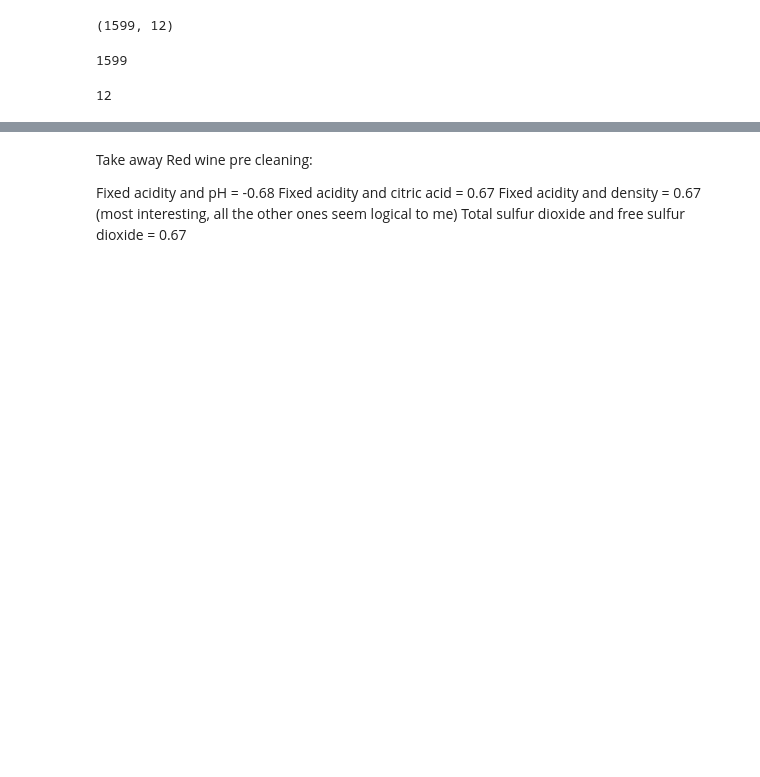
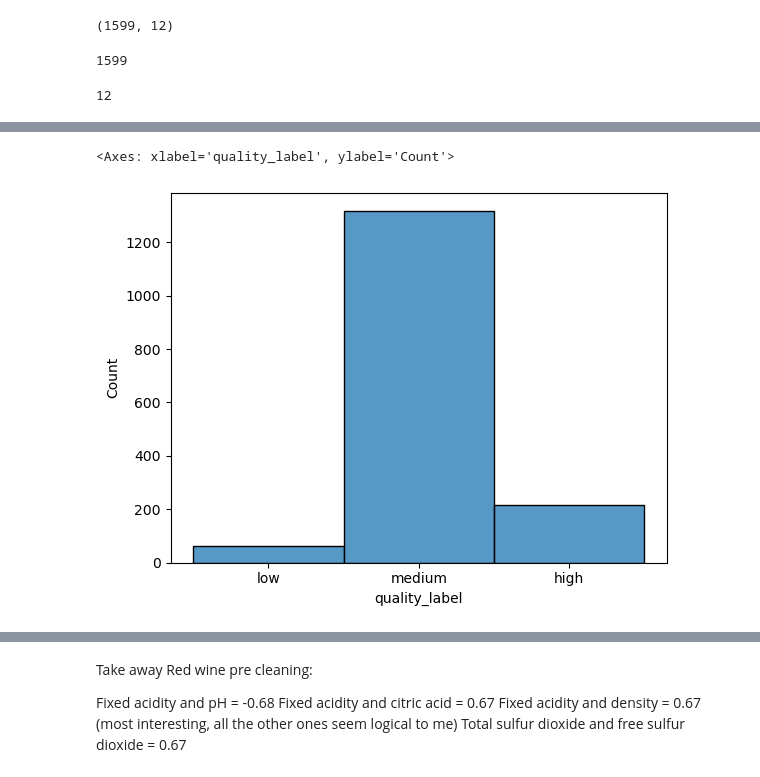
Before and after one commit to MiriamHerrmann/Wine_Data_Project, a Jupyter notebook: WineDataSet.ipynb, the cells around one changed output, grey strips where cells are left out. Cells and saved outputs as stored; diff of their text form; code cells hidden in the pictures; blank space fills up the shorter version.

```diff
--- a/WineDataSet.ipynb
+++ b/WineDataSet.ipynb
@@ -63,13 +194,16 @@ white_wine_01['quality_label'] = pd.Categorical(white_wine_01['quality_label'],
 categories=['low', 'medium', 'high'])
 # %%
 #trying out different groupings. different values for low medium high
-rw1['quality_label'] = rw1['quality'].apply(lambda value: 'low'
+red_wine_01['quality_label'] = red_wine_01['quality'].apply(lambda value: 'low'
 if value <= 4 else 'medium'
 if value <= 6 else 'high')
-rw1['quality_label'] = pd.Categorical(rw1['quality_label'],
+red_wine_01['quality_label'] = pd.Categorical(red_wine_01['quality_label'],
 categories=['low', 'medium', 'high'])
 
-sns.histplot(x = 'quality_label', data= rw1)
+sns.histplot(x = 'quality_label', data= red_wine_01)
+# %% [output]
+<Axes: xlabel='quality_label', ylabel='Count'>
+[figure, added]
 # %%
 #i dont like the way the data is split up, i dont think its very easy to look at or analyse
 #splitting it into three categories of low medium and high i a completely arbitratry way of doing things, i can also just gourp them in a different way
```
Also changed, not shown: parts of 26 cells of this notebook.
